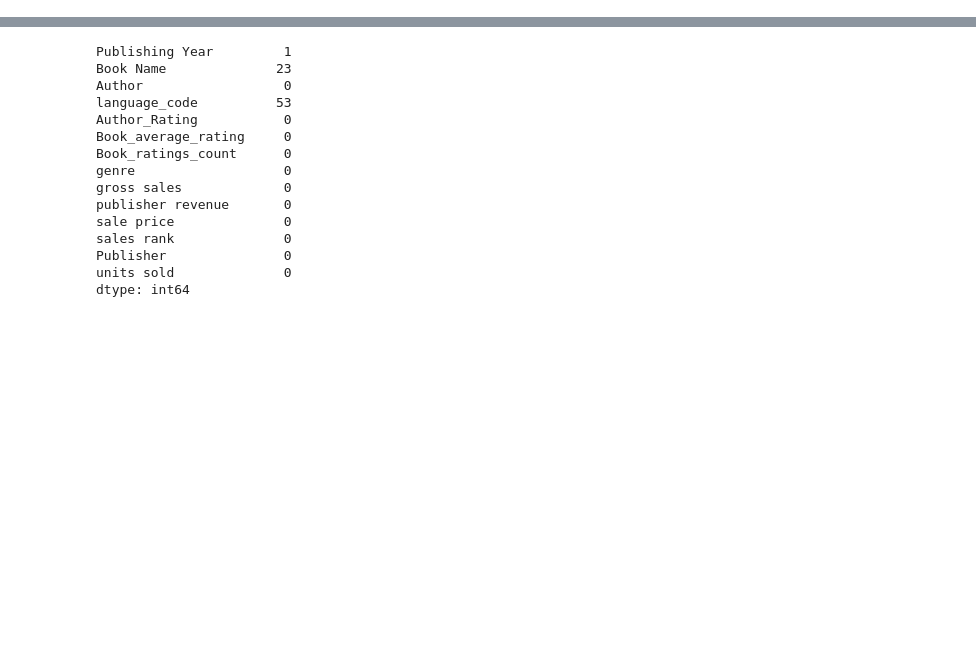
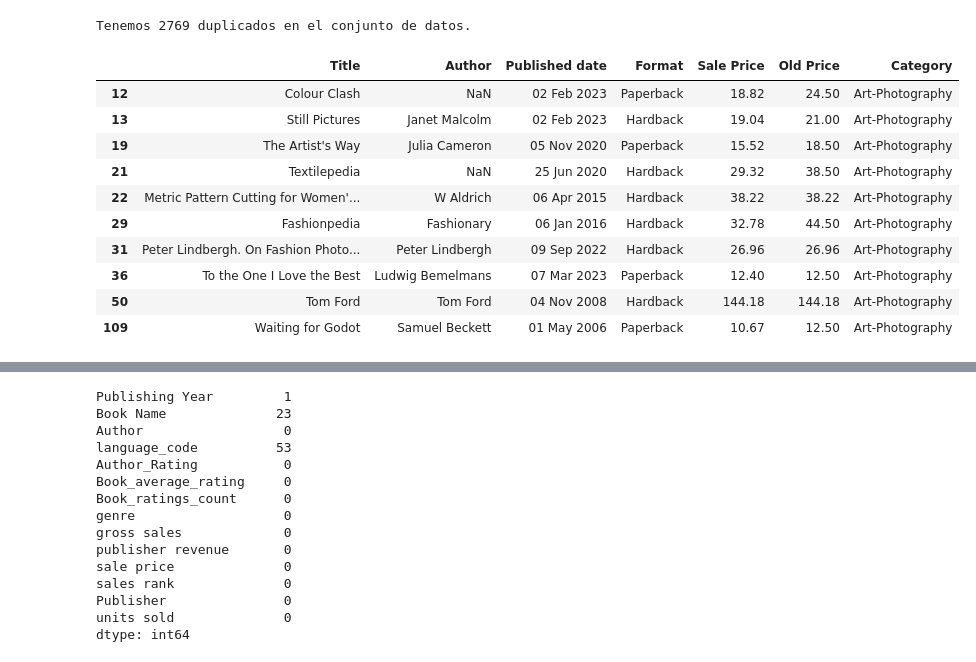
Before and after one commit to raquelmartinrodriguez/promoG-DA-modulo4-sprint2-Laura-Mora-Raquel-Martin, a Jupyter notebook: analisis_laura.ipynb, the cells around one changed output, grey strips where cells are left out. Saved outputs shown, nothing was run; the diff lists cells and outputs as text; code cells hidden in the pictures; blank space fills up the shorter version.

```diff
--- a/analisis_laura.ipynb
+++ b/analisis_laura.ipynb
@@ -6,0 +152,3 @@ warnings.filterwarnings("ignore")
+# %%
+repository = sp.leer_csv('input_files', 'BookRepository')
+repository
@@ -6,0 +170,19 @@ warnings.filterwarnings("ignore")
+# %%
+sp.explorar_duplicados(repository)
+# %% [output]
+Tenemos 2769 duplicados en el conjunto de datos.
+# %%
+duplicates_df = repository[repository.duplicated(keep=False)] #hay que poner keep=False para que todos los valores duplicados se muestren. En este caso los necesitamos para comprobarlo
+duplicates_df.head(10)
+# %% [output]
+|  | Title | Author | Published date | Format | Sale Price | Old Price | Category |
+| 12 | Colour Clash | NaN | 02 Feb 2023 | Paperback | 18.82 | 24.50 | Art-Photography |
+| 13 | Still Pictures | Janet Malcolm | 02 Feb 2023 | Hardback | 19.04 | 21.00 | Art-Photography |
+| 19 | The Artist's Way | Julia Cameron | 05 Nov 2020 | Paperback | 15.52 | 18.50 | Art-Photography |
+| 21 | Textilepedia | NaN | 25 Jun 2020 | Hardback | 29.32 | 38.50 | Art-Photography |
+| 22 | Metric Pattern Cutting for Women'... | W Aldrich | 06 Apr 2015 | Hardback | 38.22 | 38.22 | Art-Photography |
+| 29 | Fashionpedia | Fashionary | 06 Jan 2016 | Hardback | 32.78 | 44.50 | Art-Photography |
+| 31 | Peter Lindbergh. On Fashion Photo... | Peter Lindbergh | 09 Sep 2022 | Hardback | 26.96 | 26.96 | Art-Photography |
+| 36 | To the One I Love the Best | Ludwig Bemelmans | 07 Mar 2023 | Paperback | 12.40 | 12.50 | Art-Photography |
+| 50 | Tom Ford | Tom Ford | 04 Nov 2008 | Hardback | 144.18 | 144.18 | Art-Photography |
+| 109 | Waiting for Godot | Samuel Beckett | 01 May 2006 | Paperback | 10.67 | 12.50 | Art-Photography |
```
Also changed, not shown: parts of 41 cells of this notebook, 2 other files.
